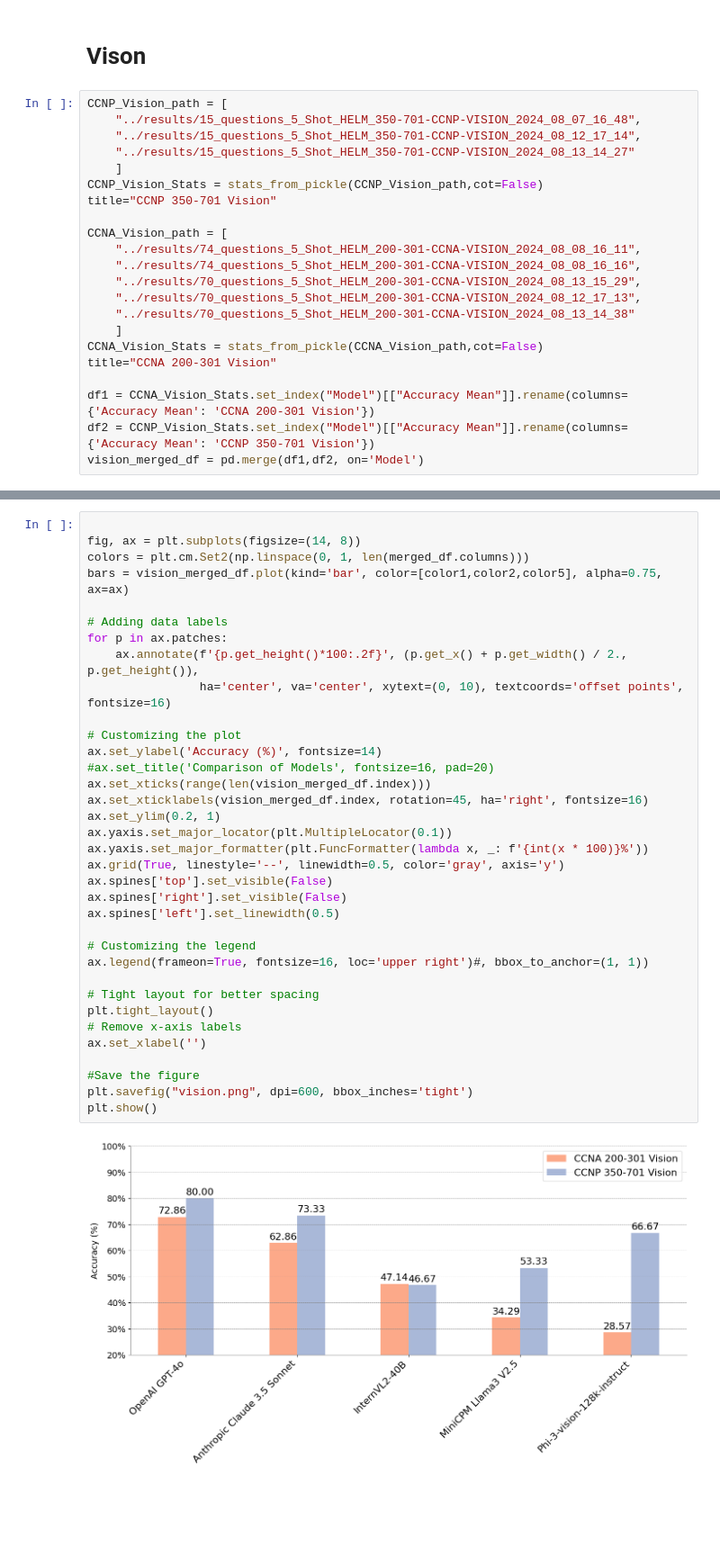
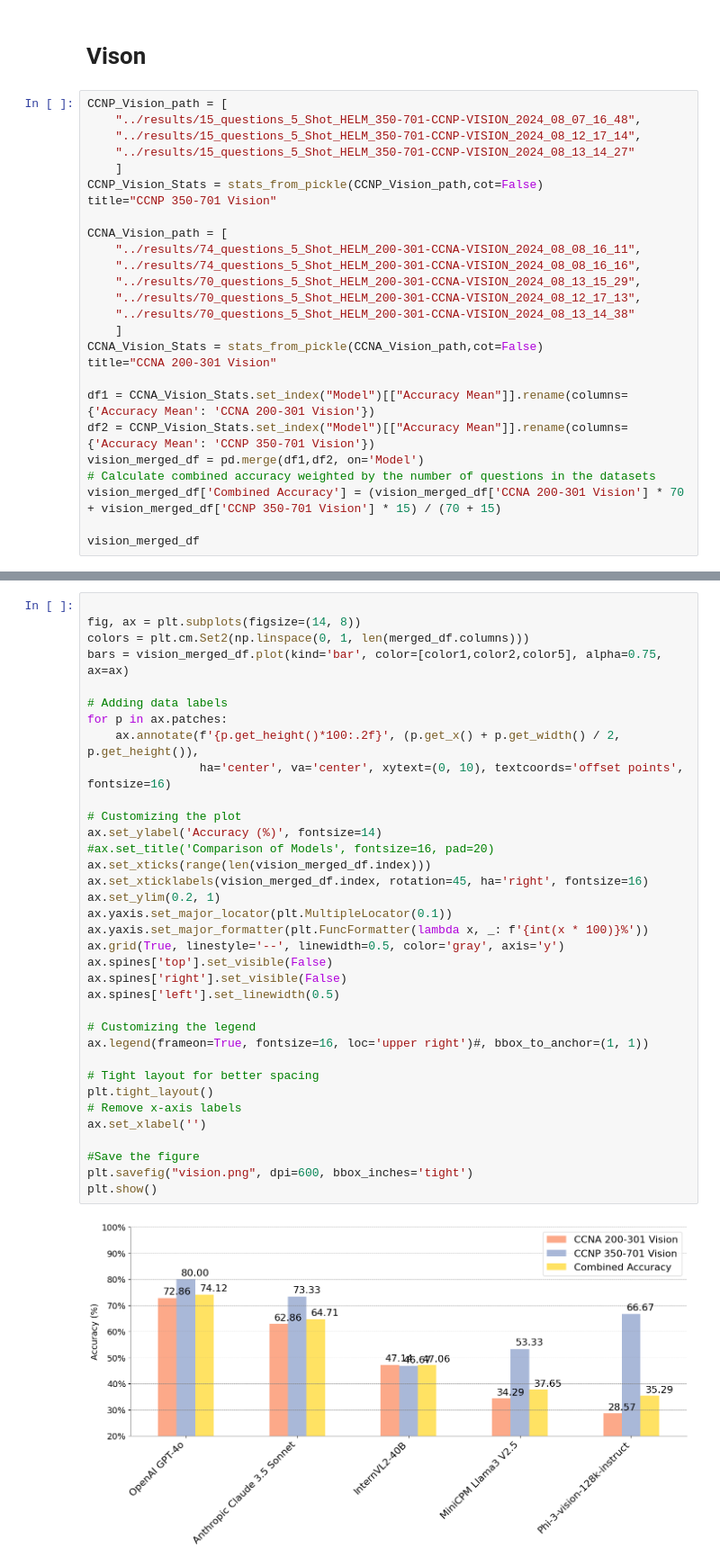
Before and after one commit to cybercampus-se/GenAICyberSecMCQA, a Jupyter notebook: src/analysis.ipynb, the cells around one changed output, grey strips where cells are left out. Shown at 90% size. Drawn from its saved outputs; the diff is of its cells as text; blank space fills up the shorter version.

```diff
--- a/src/analysis.ipynb
+++ b/src/analysis.ipynb
@@ -659,3 +658,7 @@ title="CCNA 200-301 Vision"
 df1 = CCNA_Vision_Stats.set_index("Model")[["Accuracy Mean"]].rename(columns={'Accuracy Mean': 'CCNA 200-301 Vision'})
 df2 = CCNP_Vision_Stats.set_index("Model")[["Accuracy Mean"]].rename(columns={'Accuracy Mean': 'CCNP 350-701 Vision'})
 vision_merged_df = pd.merge(df1,df2, on='Model')
+# Calculate combined accuracy weighted by the number of questions in the datasets
+vision_merged_df['Combined Accuracy'] = (vision_merged_df['CCNA 200-301 Vision'] * 70 + vision_merged_df['CCNP 350-701 Vision'] * 15) / (70 + 15)
+
+vision_merged_df
@@ -667,32 +678,32 @@ bars = vision_merged_df.plot(kind='bar', color=[color1,color2,color5], alpha=0.7
 
 # Adding data labels
 for p in ax.patches:
-    ax.annotate(f'{p.get_height()*100:.2f}', (p.get_x() + p.get_width() / 2., p.get_height()),
+    ax.annotate(f'{p.get_height()*100:.2f}', (p.get_x() + p.get_width() / 2, p.get_height()),
                 ha='center', va='center', xytext=(0, 10), textcoords='offset points', fontsize=16)
 
 # Customizing the plot
 ax.set_ylabel('Accuracy (%)', fontsize=14)
 #ax.set_title('Comparison of Models', fontsize=16, pad=20)
 ax.set_xticks(range(len(vision_merged_df.index)))
 ax.set_xticklabels(vision_merged_df.index, rotation=45, ha='right', fontsize=16)
 ax.set_ylim(0.2, 1)
 ax.yaxis.set_major_locator(plt.MultipleLocator(0.1))
 ax.yaxis.set_major_formatter(plt.FuncFormatter(lambda x, _: f'{int(x * 100)}%'))
 ax.grid(True, linestyle='--', linewidth=0.5, color='gray', axis='y')
 ax.spines['top'].set_visible(False)
 ax.spines['right'].set_visible(False)
 ax.spines['left'].set_linewidth(0.5)
 
 # Customizing the legend
 ax.legend(frameon=True, fontsize=16, loc='upper right')#, bbox_to_anchor=(1, 1))
 
 # Tight layout for better spacing
 plt.tight_layout()
 # Remove x-axis labels
 ax.set_xlabel('')
 
 #Save the figure
 plt.savefig("vision.png", dpi=600, bbox_inches='tight')
 plt.show()
 # %% [output]
-[figure, old version]
+[figure, new version]
```
Also changed, not shown: parts of 3 cells of this notebook, 19 other files.
